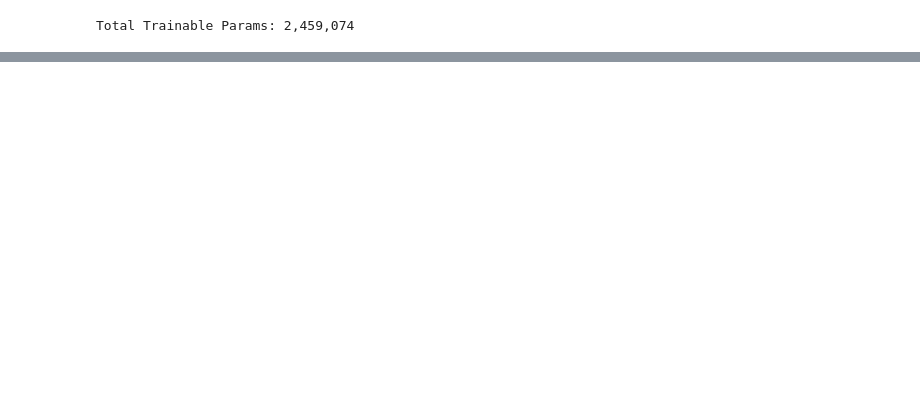
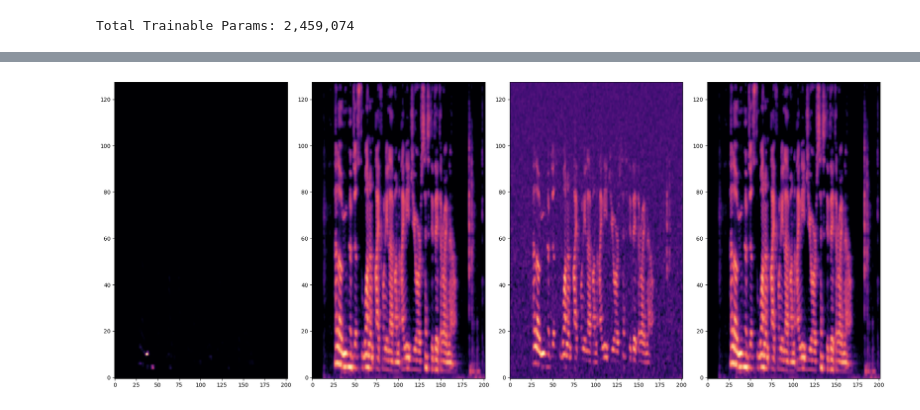
Before and after one commit to DragosMarinescu19/MaliciousCallDetection, a Jupyter notebook: Spectrograms.ipynb, the cells around one changed output, grey strips where cells are left out. Saved outputs shown, nothing was run; the diff lists cells and outputs as text; code cells hidden in the pictures; blank space fills up the shorter version.

```diff
--- a/Spectrograms.ipynb
+++ b/Spectrograms.ipynb
@@ -602,5 +546,50 @@ def simulate_telephone(audio, sr=16000, prob=0.5):
         augmented = augmented / max_val
 
     return augmented
+# %%
+#Plot different spectrograms to see the transformation from linear scale to logarithmic and see the effect of simulate_telephone
+
+fig, axes = plt.subplots(1, 4, figsize=(20, 8))
+axes = axes.flatten()
+audio, _ = librosa.load("/content/drive/MyDrive/MaliciousCallDetection/records/malicious_2.wav", sr=16000)
+mel_spec = librosa.feature.melspectrogram(y=audio, sr=16000, n_fft=2048,hop_length=512, n_mels=128) #shape=(128,157)
+axes[0].imshow( #raw spectrogram
+    mel_spec,
+    origin='lower',
+    aspect='auto',
+    cmap='magma'
+)
+
+
+log_mel = librosa.power_to_db(mel_spec, ref=np.max) #ref=np.max means that the loudest point will be 0dB
+axes[1].imshow( #logarithmc form
+    log_mel,
+    origin='lower',
+    aspect='auto',
+    cmap='magma'
+)
+
+telephone=simulate_telephone(audio,sr=16000,prob=1)
+telephone_mel_spec = librosa.feature.melspectrogram(y=telephone, sr=16000, n_fft=2048,hop_length=512, n_mels=128)
+telephone_log_mel = librosa.power_to_db(telephone_mel_spec, ref=np.max)
+axes[2].imshow( #with noise
+    telephone_log_mel,
+    origin='lower',
+    aspect='auto',
+    cmap='magma'
+)
+
+log_mel = np.clip(log_mel, -80, 0)
+log_mel = (log_mel - np.mean(log_mel)) / (np.std(log_mel) + 1e-9)
+axes[3].imshow( #standardization
+    log_mel,
+    origin='lower',
+    aspect='auto',
+    cmap='magma'
+)
+plt.tight_layout()
+plt.show()
+# %% [output]
+[figure, added]
 # %%
 def main(model_version: int,
```
Also changed, not shown: parts of 12 cells of this notebook, 1 other file.
